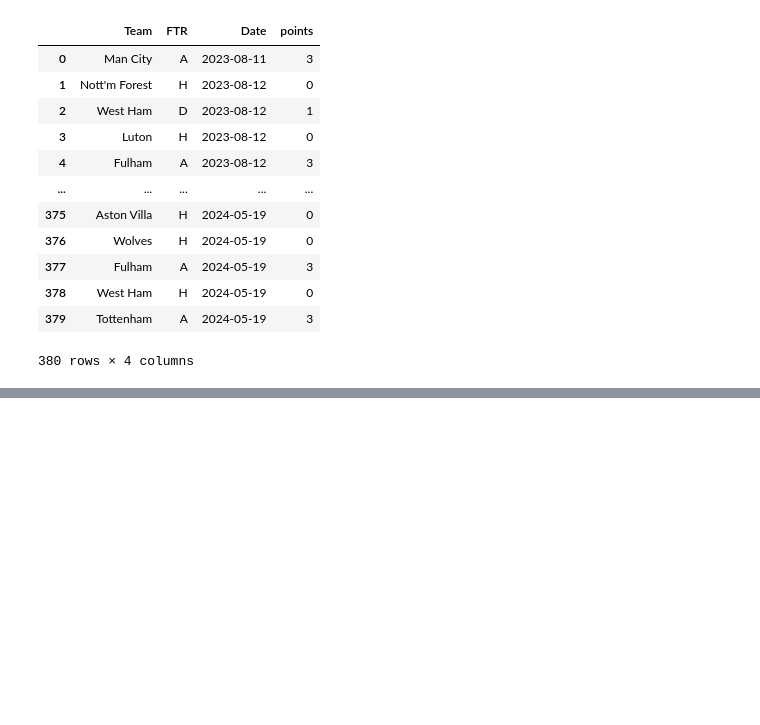
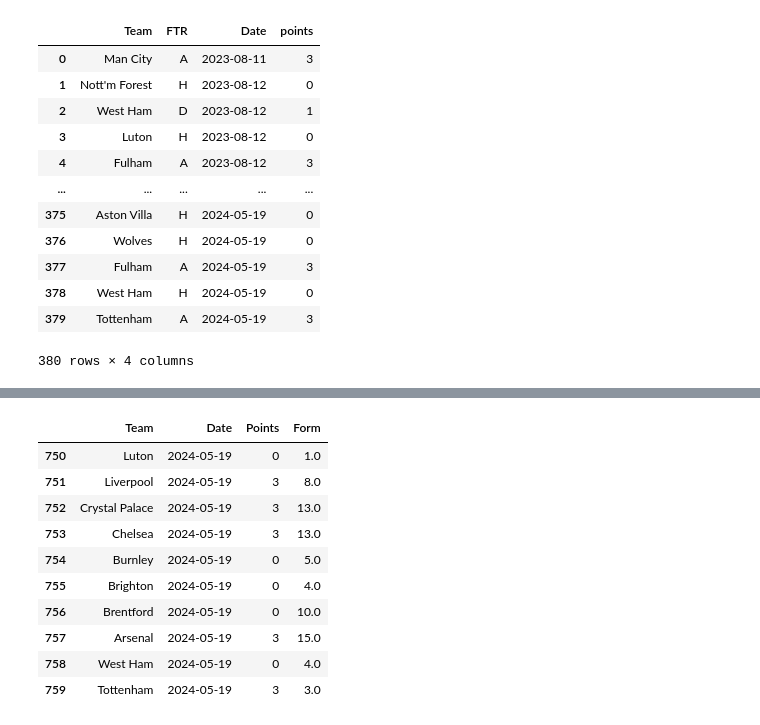
Before and after one commit to rriizz2k/EPL-Match-Predictor, a Jupyter notebook: PL_prediction.ipynb, the cells around one changed output, grey strips where cells are left out. Saved outputs shown, nothing was run; the diff lists cells and outputs as text; code cells hidden in the pictures; blank space fills up the shorter version.

Commit message:
Fixed merge

```diff
--- a/PL_prediction.ipynb
+++ b/PL_prediction.ipynb
@@ -261,0 +207,31 @@ form[form['Team'] == 'Chelsea'].sort_values("level_1").head(6)
+# %%
+df_m = pd.concat([df_home, df_away], axis=0)
+df_m = df_m.sort_values('Date')
+df_m = df_m.reset_index(drop=True)  # drop=True — не создавать лишний столбец 'index'
+
+form = df_m.groupby('Team')['points'].rolling(5, min_periods=5).sum()
+form = form.groupby('Team').shift(1)
+form = form.reset_index()
+
+df_m_temp = df_m.copy()
+df_m_temp['row_id'] = df_m_temp.index
+
+df_matches = pd.merge(df_m_temp, form, how='left', left_on=['Team', 'row_id'], right_on=['Team', 'level_1'])
+# %%
+df_matches.rename(columns={'points_y': 'Form'}, inplace=True)
+df_matches.rename(columns={'points_x': 'Points'}, inplace=True)
+df_matches=df_matches[['Team', 'Date', 'Points','Form']]
+# %%
+df_matches.tail(10)
+# %% [output]
+|  | Team | Date | Points | Form |
+| 750 | Luton | 2024-05-19 | 0 | 1.0 |
+| 751 | Liverpool | 2024-05-19 | 3 | 8.0 |
+| 752 | Crystal Palace | 2024-05-19 | 3 | 13.0 |
+| 753 | Chelsea | 2024-05-19 | 3 | 13.0 |
+| 754 | Burnley | 2024-05-19 | 0 | 5.0 |
+| 755 | Brighton | 2024-05-19 | 0 | 4.0 |
+| 756 | Brentford | 2024-05-19 | 0 | 10.0 |
+| 757 | Arsenal | 2024-05-19 | 3 | 15.0 |
+| 758 | West Ham | 2024-05-19 | 0 | 4.0 |
+| 759 | Tottenham | 2024-05-19 | 3 | 3.0 |
```
Also changed, not shown: parts of 5 cells of this notebook.
